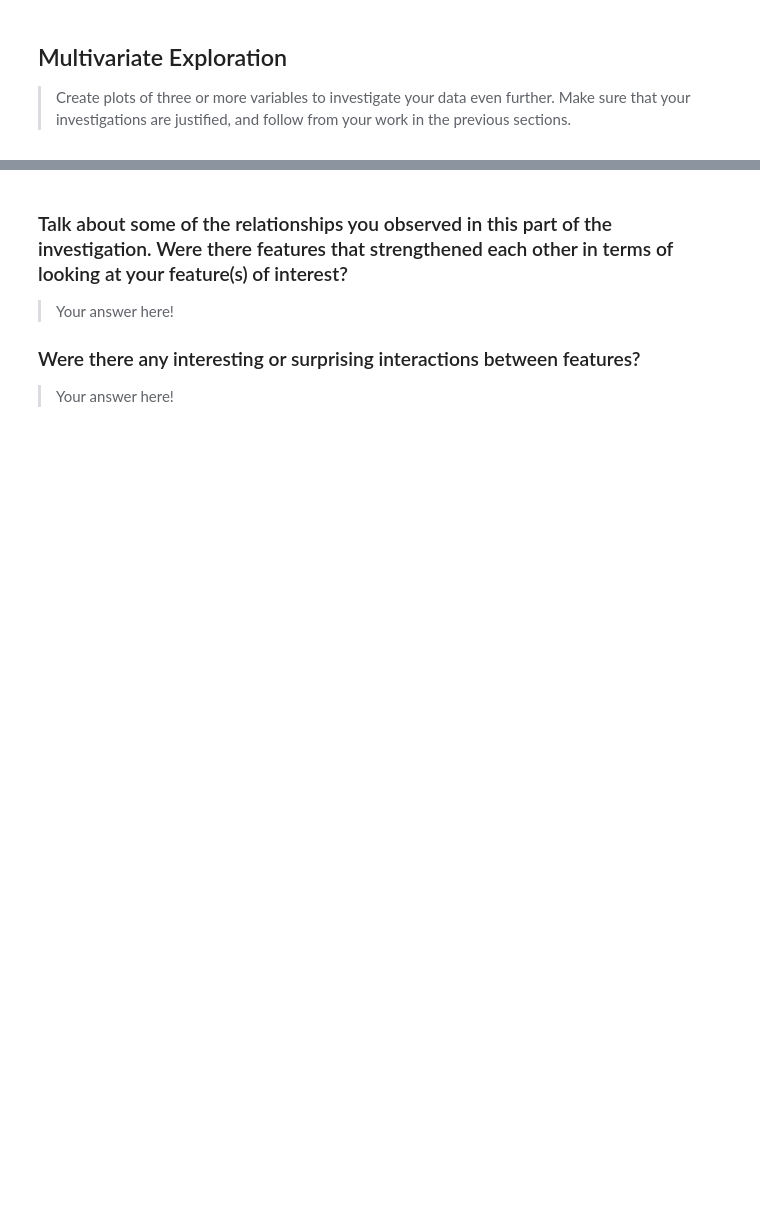
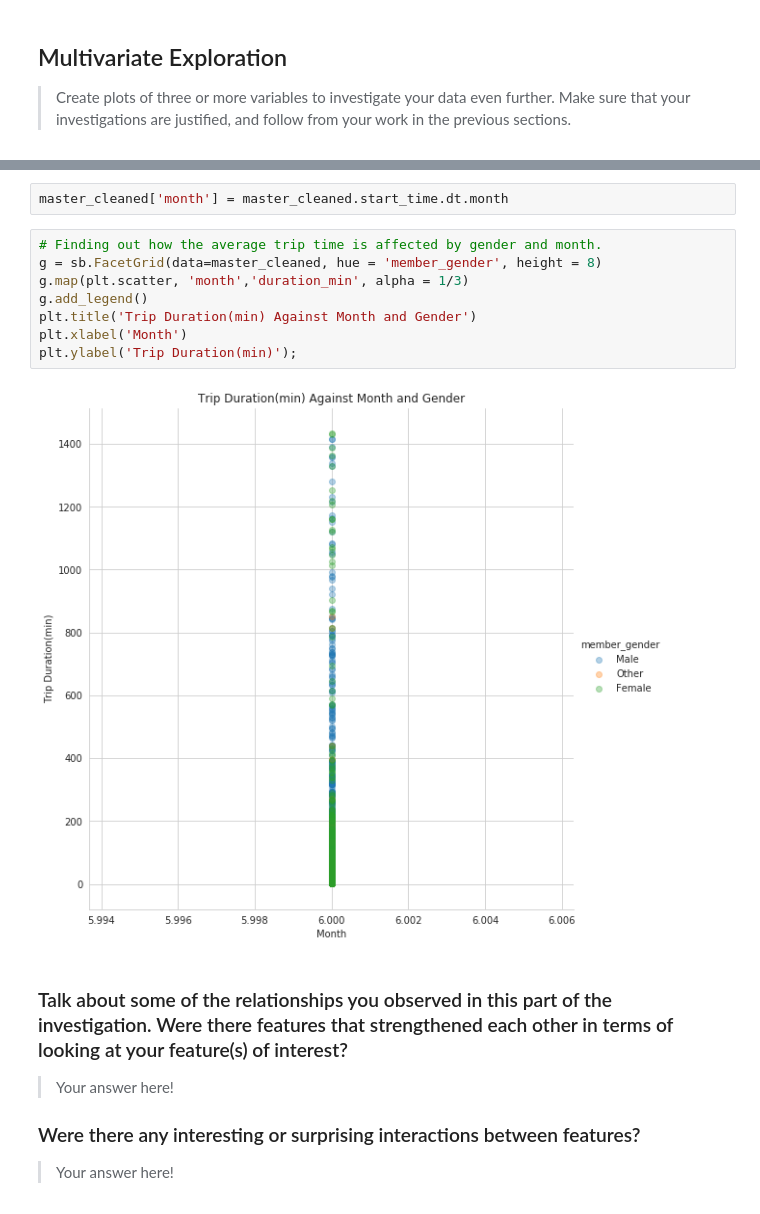
Before and after one commit to gautamgadiyar/Lyft-baywheels-analysis, a Jupyter notebook: Baywheels_data_investigation.ipynb, the cells around one changed output, grey strips where cells are left out. Cells and saved outputs as stored; diff of their text form; blank space fills up the shorter version.

```diff
--- a/Baywheels_data_investigation.ipynb
+++ b/Baywheels_data_investigation.ipynb
@@ -661,3 +705,15 @@ your work in the previous sections.
+# %%
+master_cleaned['month'] = master_cleaned.start_time.dt.month
+# %%
+# Finding out how the average trip time is affected by gender and month.
+g = sb.FacetGrid(data=master_cleaned, hue = 'member_gender', height = 8)
+g.map(plt.scatter, 'month','duration_min', alpha = 1/3)
+g.add_legend()
+plt.title('Trip Duration(min) Against Month and Gender')
+plt.xlabel('Month')
+plt.ylabel('Trip Duration(min)');
+# %% [output]
+[figure, added]
 # %% [markdown]
 ### Talk about some of the relationships you observed in this part of the investigation. Were there features that strengthened each other in terms of looking at your feature(s) of interest?
 
```
Also changed, not shown: parts of 4 cells of this notebook.
